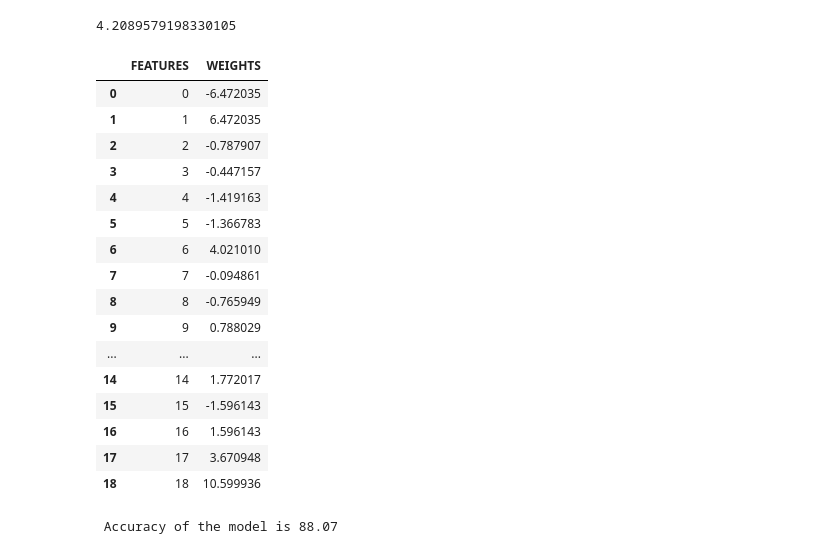
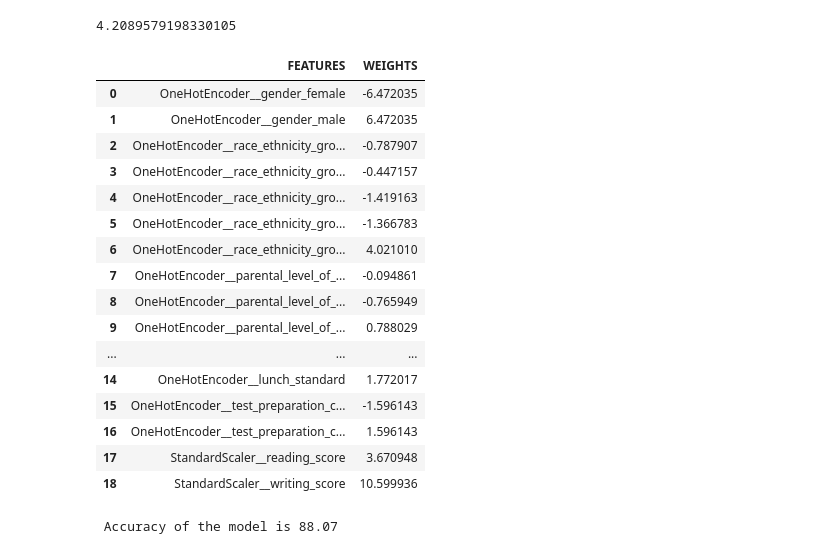
Before and after one commit to prasannaml/ML-End-to-End-Project, a Jupyter notebook: notebook/MODEL TRAINING.ipynb, the cells around one changed output. Saved outputs shown, nothing was run; the diff lists cells and outputs as text; code cells hidden in the pictures.

```diff
--- a/notebook/MODEL TRAINING.ipynb
+++ b/notebook/MODEL TRAINING.ipynb
@@ -128,10 +128,7 @@ preprocessor = ColumnTransformer(
          ("StandardScaler", numeric_transformer, num_features),
     ]
 )
-# %%
-# VARIABLE TRANSFORM MODEL FOR TRAIN AND TEST VARIABLES
-Preprocess_model=preprocessor.fit(X_train)
 # %%
 #transform X_train and X_test on
-X_train_transformed = Preprocess_model.transform(X_train)
-X_test_transformed = Preprocess_model.transform(X_test)
+X_train_transformed = preprocessor.fit_transform(X_train) # fit and transform
+X_test_transformed = preprocessor.transform(X_test)      # using training fit model for transforming test set
@@ -292,26 +273,26 @@ mean_absolute_error(Y_test,ridge_alpha_tuned.predict(X_test_transformed))
 # %%
 
 
-
-pd.DataFrame(list(zip(pd.DataFrame(X_train_transformed),ridge_alpha_tuned.coef_)),columns=['FEATURES','WEIGHTS'])
+#features after transformation and weights
+pd.DataFrame(list(zip(list(preprocessor.get_feature_names_out()),ridge_alpha_tuned.coef_)),columns=['FEATURES','WEIGHTS'])
 # %% [output]
 |  | FEATURES | WEIGHTS |
-| 0 | 0 | -6.472035 |
-| 1 | 1 | 6.472035 |
-| 2 | 2 | -0.787907 |
-| 3 | 3 | -0.447157 |
-| 4 | 4 | -1.419163 |
-| 5 | 5 | -1.366783 |
-| 6 | 6 | 4.021010 |
-| 7 | 7 | -0.094861 |
-| 8 | 8 | -0.765949 |
-| 9 | 9 | 0.788029 |
+| 0 | OneHotEncoder__gender_female | -6.472035 |
+| 1 | OneHotEncoder__gender_male | 6.472035 |
+| 2 | OneHotEncoder__race_ethnicity_gro... | -0.787907 |
+| 3 | OneHotEncoder__race_ethnicity_gro... | -0.447157 |
+| 4 | OneHotEncoder__race_ethnicity_gro... | -1.419163 |
+| 5 | OneHotEncoder__race_ethnicity_gro... | -1.366783 |
+| 6 | OneHotEncoder__race_ethnicity_gro... | 4.021010 |
+| 7 | OneHotEncoder__parental_level_of_... | -0.094861 |
+| 8 | OneHotEncoder__parental_level_of_... | -0.765949 |
+| 9 | OneHotEncoder__parental_level_of_... | 0.788029 |
 | ... | ... | ... |
-| 14 | 14 | 1.772017 |
-| 15 | 15 | -1.596143 |
-| 16 | 16 | 1.596143 |
-| 17 | 17 | 3.670948 |
-| 18 | 18 | 10.599936 |
+| 14 | OneHotEncoder__lunch_standard | 1.772017 |
+| 15 | OneHotEncoder__test_preparation_c... | -1.596143 |
+| 16 | OneHotEncoder__test_preparation_c... | 1.596143 |
+| 17 | StandardScaler__reading_score | 3.670948 |
+| 18 | StandardScaler__writing_score | 10.599936 |
 # %%
 y_pred = ridge_alpha_tuned.predict(X_test_transformed)
 score = r2_score(Y_test, y_pred)*100
```
Also changed, not shown: parts of 1 cell of this notebook.
